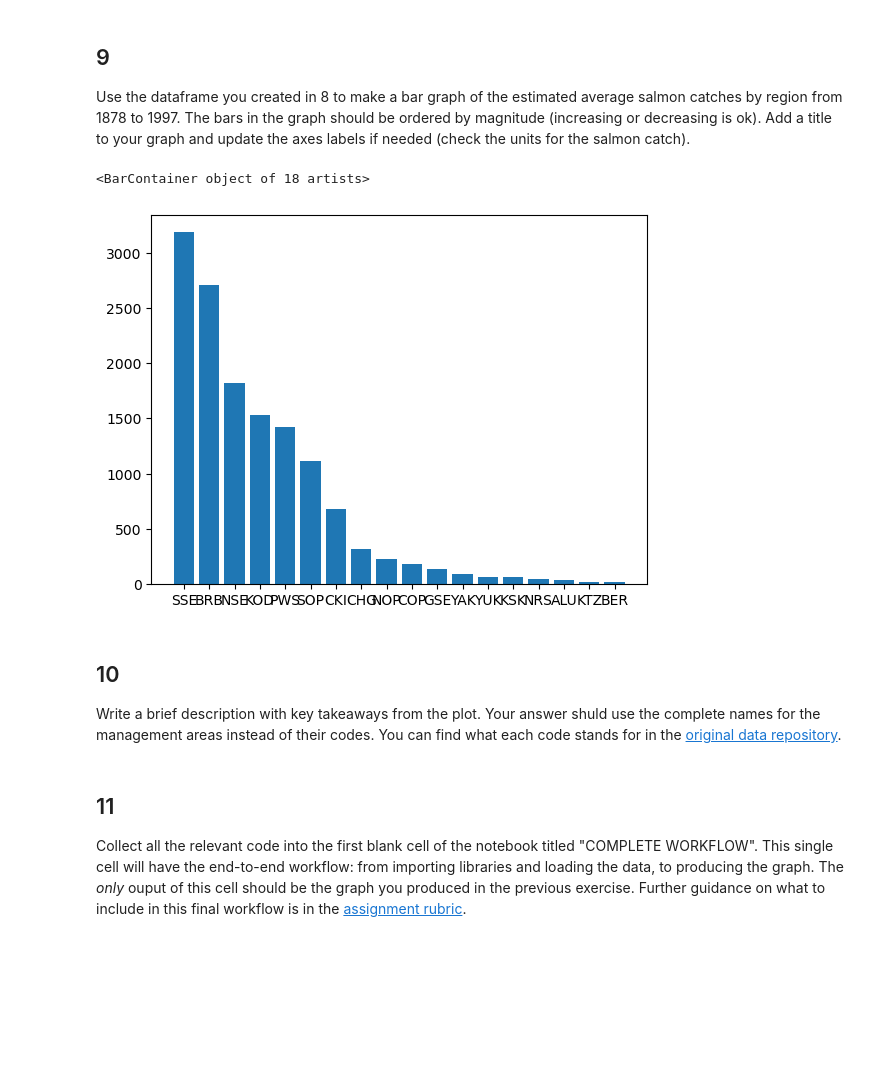
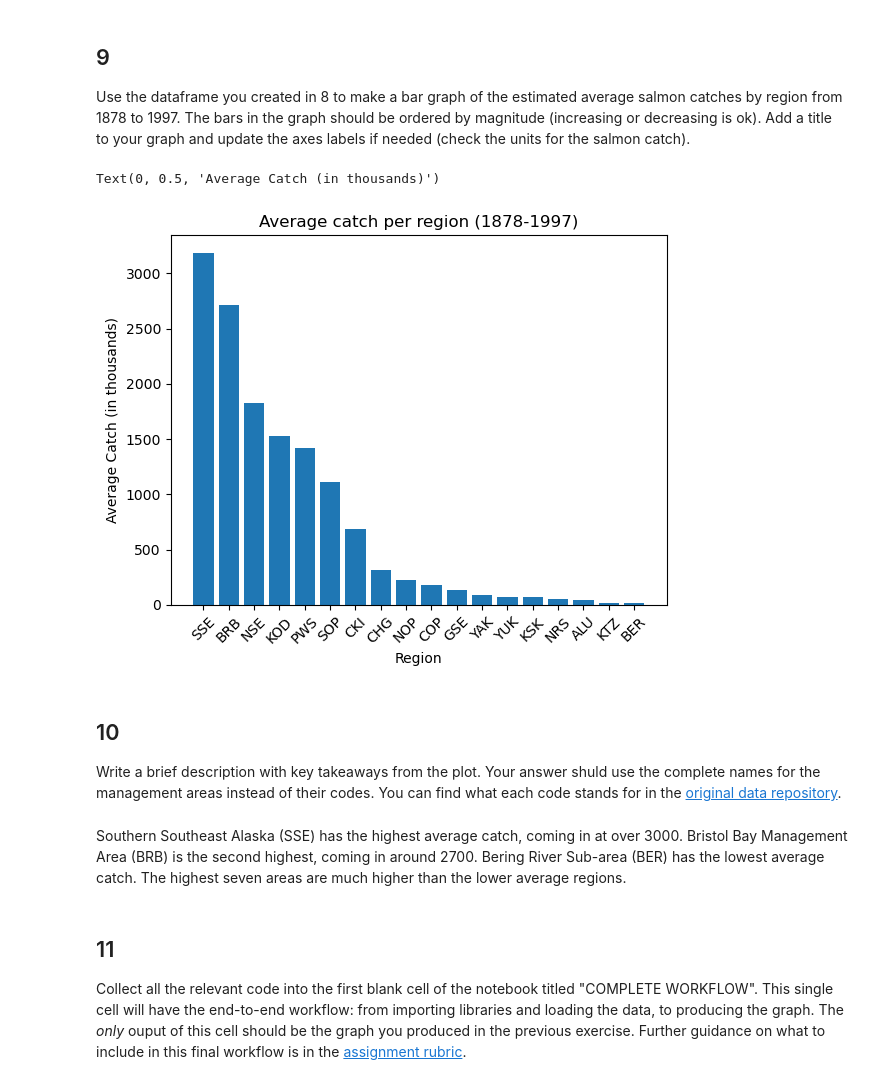
Before and after one commit to egp4aq/eds220-hwk2, a Jupyter notebook: hwk2-task2-salmon.ipynb, the cells around one changed output. Saved outputs shown, nothing was run; the diff lists cells and outputs as text; code cells hidden in the pictures; blank space fills up the shorter version.

Commit message:
Interpret bar plot

```diff
--- a/hwk2-task2-salmon.ipynb
+++ b/hwk2-task2-salmon.ipynb
@@ -239,15 +237,21 @@ avg_region
 ## 9
 
 Use the dataframe you created in 8 to make a bar graph of the estimated average salmon catches by region from 1878 to 1997. The bars in the graph should be ordered by magnitude (increasing or decreasing is ok). Add a title  to your graph and update the axes labels if needed (check the units for the salmon catch).
-# %%
-avg_region = avg_region.sort_values(by='Catch',ascending=False)
-
-plt.bar(data = avg_region,
-       x = 'Region',
-       height = 'Catch')
-# %% [output]
-<BarContainer object of 18 artists>
-[figure, removed]
+# %%
+# Sort the values to be in descending order (i.e. the biggest values first)
+avg_region = avg_region.sort_values(by='Catch',ascending=False)
+
+# Plot the data
+plt.bar(data = avg_region,
+       x = 'Region',
+       height = 'Catch')
+plt.title('Average catch per region (1878-1997)')
+plt.xticks(rotation=45)
+plt.xlabel('Region')
+plt.ylabel('Average Catch (in thousands)')
+# %% [output]
+Text(0, 0.5, 'Average Catch (in thousands)')
+[figure, added]
 # %% [markdown]
 <!-- END QUESTION -->
 
@@ -256,6 +260,8 @@ plt.bar(data = avg_region,
 ## 10
 
 Write a brief description with key takeaways from the plot. Your answer shuld use the complete names for the management areas instead of their codes. You can find what each code stands for in the [original data repository](https://knb.ecoinformatics.org/view/df35b.304.2#df35b.303.1).
+# %% [markdown]
+Southern Southeast Alaska (SSE) has the highest average catch, coming in at over 3000. Bristol Bay Management Area (BRB) is the second highest, coming in around 2700. Bering River Sub-area (BER) has the lowest average catch. The highest seven areas are much higher than the lower average regions.
 # %% [markdown]
 ## 11
 
```
Also changed, not shown: parts of 1 cell of this notebook.
